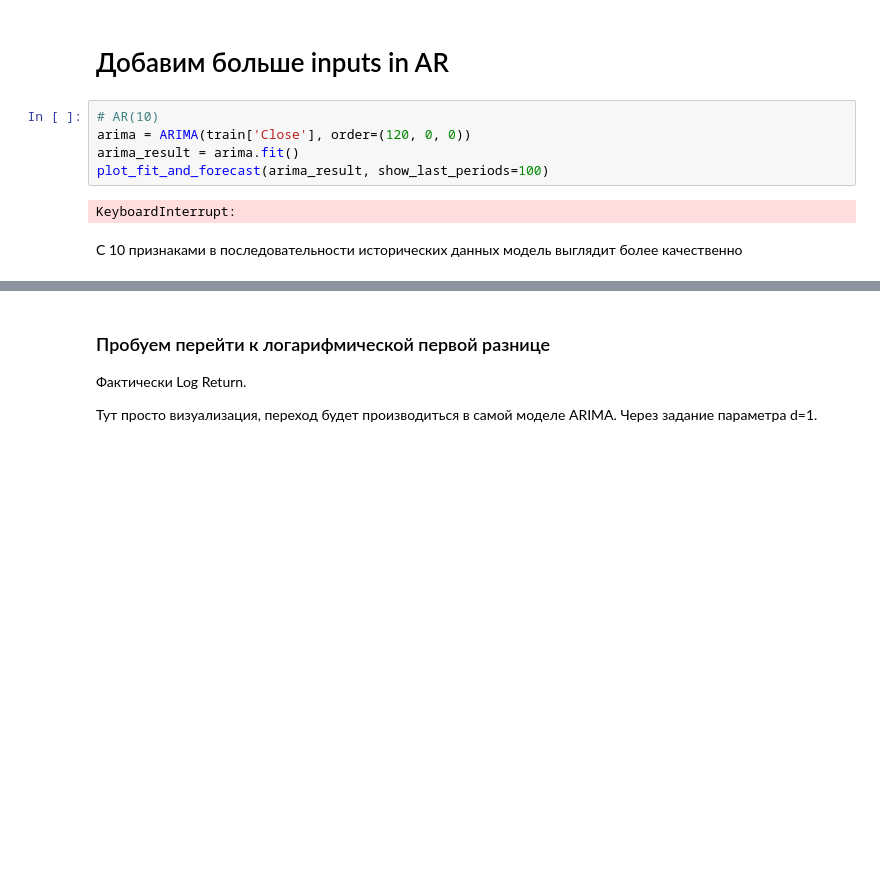
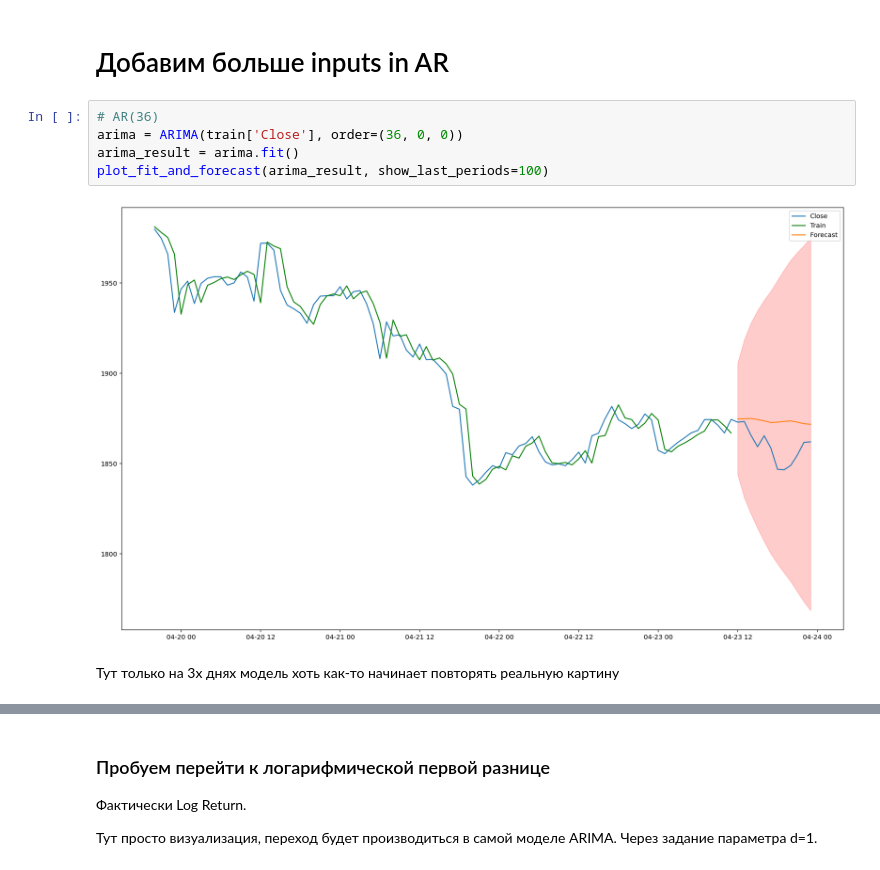
Before and after one commit to Chepell/SF_DS_Pro, a Jupyter notebook: 02_TimeSeries/03_ARIMA/02_ARIMA_on_ETH.ipynb, the cells around one changed output, grey strips where cells are left out. Saved outputs shown, nothing was run; the diff lists cells and outputs as text; blank space fills up the shorter version.

```diff
--- a/02_TimeSeries/03_ARIMA/02_ARIMA_on_ETH.ipynb
+++ b/02_TimeSeries/03_ARIMA/02_ARIMA_on_ETH.ipynb
@@ -227,14 +224,14 @@ plot_fit_and_forecast(arima_result, show_last_periods=100)
 # %% [markdown]
 # Добавим больше inputs in AR
 # %%
-# AR(10)
-arima = ARIMA(train['Close'], order=(120, 0, 0))
+# AR(36)
+arima = ARIMA(train['Close'], order=(36, 0, 0))
 arima_result = arima.fit()
 plot_fit_and_forecast(arima_result, show_last_periods=100)
 # %% [output]
-KeyboardInterrupt:
+[figure, added]
-# %% [markdown]
-С 10 признаками в последовательности исторических данных модель выглядит более качественно
+# %% [markdown]
+Тут только на 3х днях модель хоть как-то начинает повторять реальную картину
 # %%
 # MA(1)
 arima = ARIMA(train['Close'], order=(0, 0, 1))
```
Also changed, not shown: parts of 8 cells of this notebook, 4 other files.
